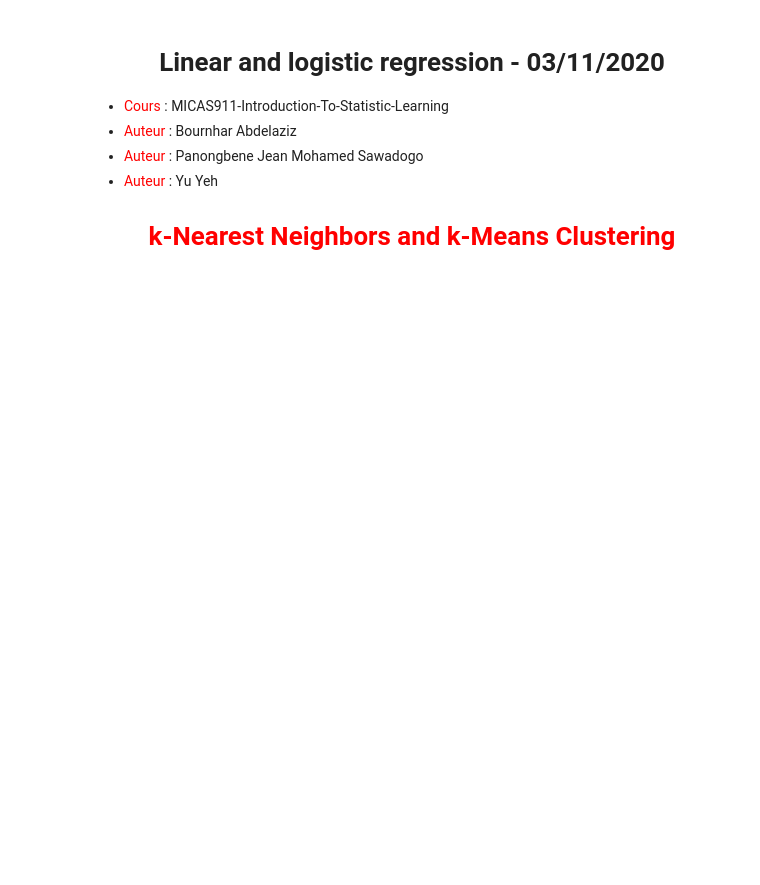
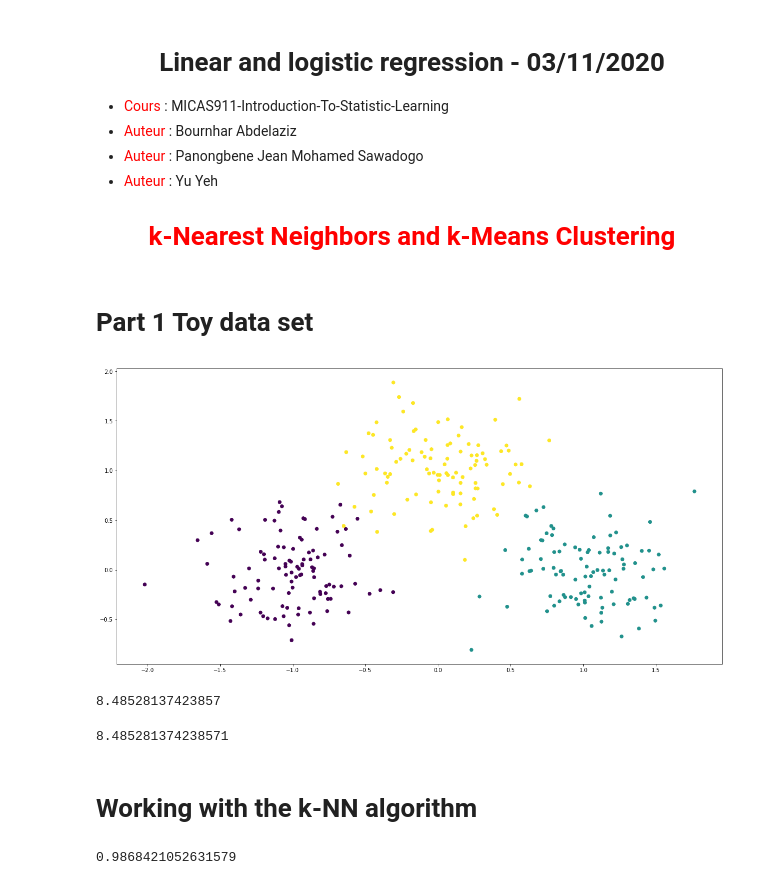
Before and after one commit to Panongbene/masster2IPP, a Jupyter notebook: TP_k_Nearest_Neighbors_Bounhar_Sawadogo_Yeh.ipynb, the cells around one changed output. Saved outputs shown, nothing was run; the diff lists cells and outputs as text; code cells hidden in the pictures; blank space fills up the shorter version.

```diff
--- a/TP_k_Nearest_Neighbors_Bounhar_Sawadogo_Yeh.ipynb
+++ b/TP_k_Nearest_Neighbors_Bounhar_Sawadogo_Yeh.ipynb
@@ -9,0 +18,18 @@
+# %% [markdown]
+# Part 1 Toy data set
+# %%
+#size per label
+N = 100
+
+# Gaussian mean for distribution label 0
+mu_label_0 = np.array([-1,0])
+
+# Gaussian mean for distribution label 1
+mu_label_1 = np.array([1,0])
+
+# Gaussian mean for distribution label 2
+mu_label_2 = np.array([0,1])
+
+# standar deviation for Gaussian Distribution
+sigma_ = 0.10
+matrix_cov =sigma_* np.array([[1, 0],[0, 1]])
@@ -9,0 +101,9 @@
+# %%
+# Generation of the data
+X,Y = generate_data(N, mu_label_0, mu_label_1, mu_label_2, matrix_cov)
+
+# split data
+X,Y = mixte_data(X,Y)
+
+# split data
+X_train, X_test, Y_train, Y_test = split_data(X, Y, 0.75)
@@ -9,0 +112,4 @@
+# %%
+plot_Data(X, Y)
+# %% [output]
+[figure, added]
@@ -9,0 +119,10 @@
+# %%
+np.linalg.norm(A-B)
+# %% [output]
+8.48528137423857
+# %%
+6*np.sqrt(2)
+# %% [output]
+8.485281374238571
+# %% [markdown]
+# Working with the k-NN algorithm
@@ -9,0 +163,4 @@
+# %%
+accuracy_score(np.array(Y_test),np.array(Y_pred) )
+# %% [output]
+0.9868421052631579
```
Also changed, not shown: parts of 12 cells of this notebook.
